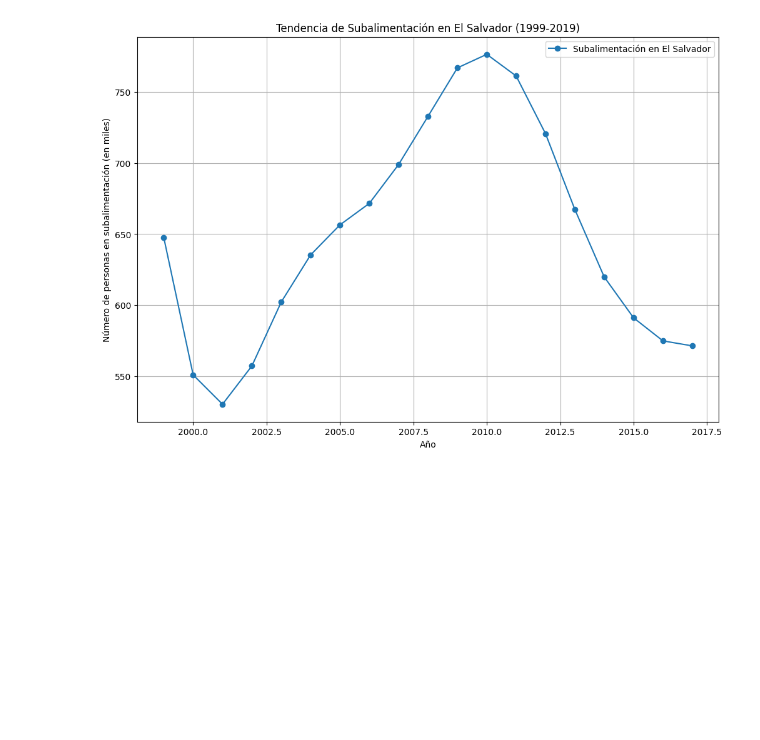
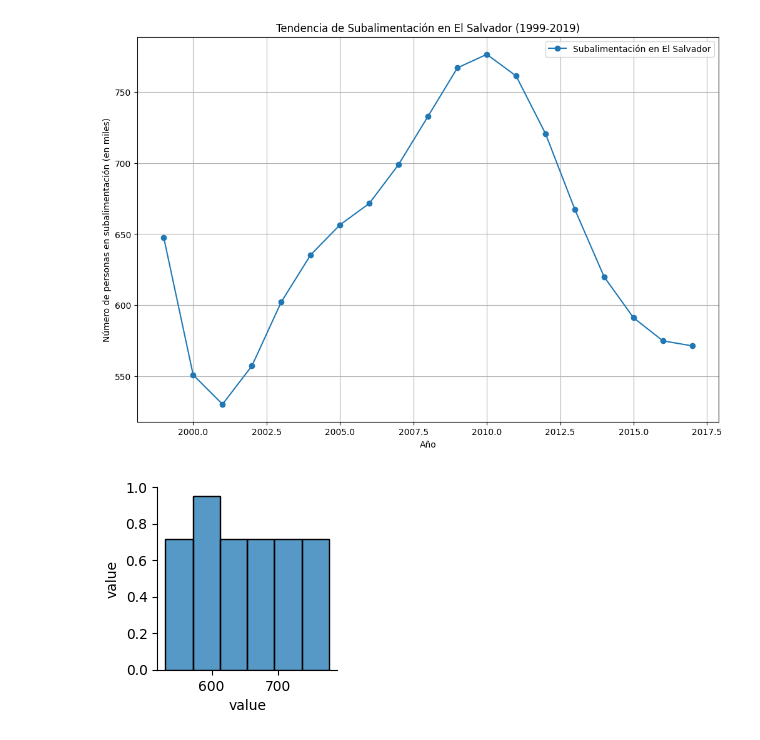
Before and after one commit to JasMol11/G1-Analisis_Logevidad, a Jupyter notebook: Subalimentacion.ipynb, the cells around one changed output. Drawn from its saved outputs; the diff is of its cells as text; code cells hidden in the pictures; blank space fills up the shorter version.

```diff
--- a/Subalimentacion.ipynb
+++ b/Subalimentacion.ipynb
@@ -39,3 +39,9 @@ plt.show()
 # %% [output]
 Gráfica guardada como Subalimentacion_ElSalvador.png
 [figure]
+# %%
+import seaborn as sns
+sns.pairplot(data[['Bianual','value']])
+plt.grid(True)
+# %% [output]
+[figure, added]
```
Also changed, not shown: 11 other files.
